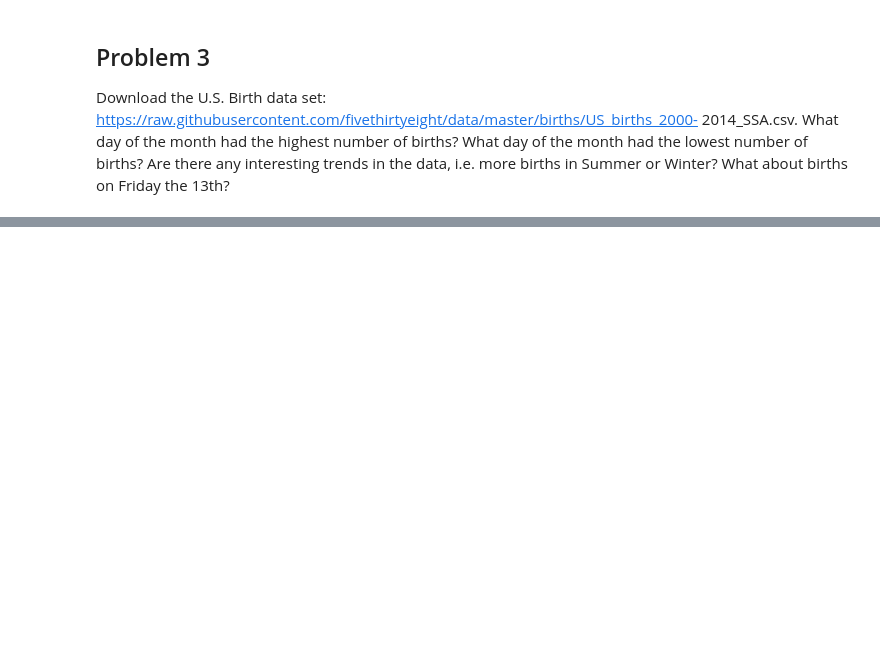
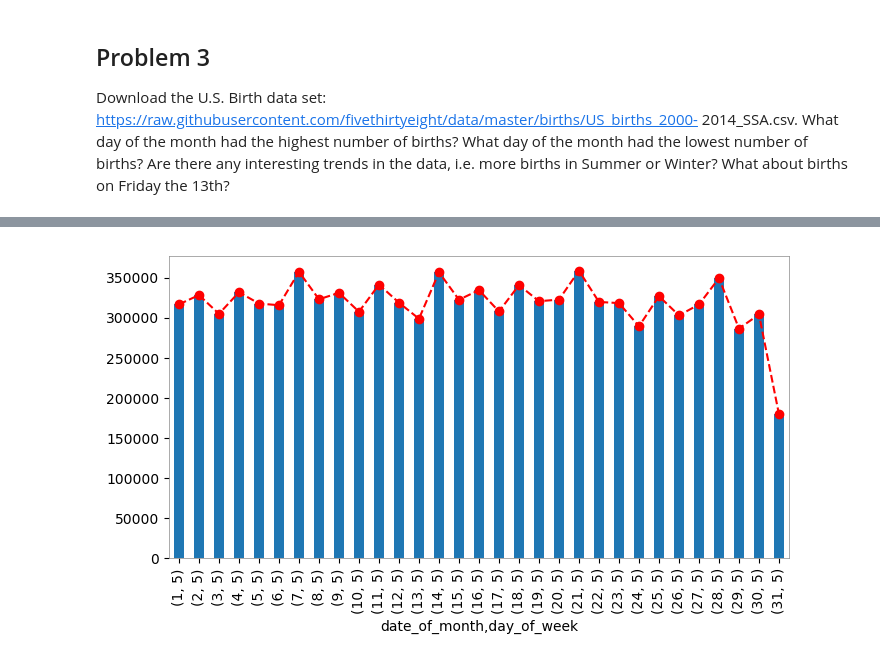
Before and after one commit to jesuszarate/VisForScientificData, a Jupyter notebook: Assignment1/Assignment1.ipynb, the cells around one changed output, grey strips where cells are left out. Saved outputs shown, nothing was run; the diff lists cells and outputs as text; code cells hidden in the pictures; blank space fills up the shorter version.

```diff
--- a/Assignment1/Assignment1.ipynb
+++ b/Assignment1/Assignment1.ipynb
@@ -206,0 +185,45 @@ plt.show()
+# %%
+data = pd.read_csv('data/US_births_2000-2014_SSA.csv')
+
+# d = data[['month', 'births']].groupby(['month']).agg(['sum'])
+
+# d.plot(kind='bar', legend=False)
+
+# dt = data[['day_of_week','date_of_month', 'births']].groupby(['day_of_week','date_of_month']).agg(['sum'])
+
+# result = pd.concat([data['day_of_week'], data['date_of_month']], keys=['day_of_week', 'date_of_month'])
+#result
+
+# groups = data.groupby(['day_of_week','date_of_month']).agg('sum')
+# dt = data.groupby(['day_of_week','date_of_month'])['births'].count()
+
+# data[['day_of_week', 'date_of_month', 'births']]
+
+data = data[data['day_of_week'] == 5.00]
+data = data.groupby(['date_of_month', 'day_of_week'])['births'].agg('sum')
+dt = data
+# data['Date'] = data[['day_of_week', 'date_of_month', 'year']].apply(lambda x: '-'.join(x.dropna().astype(int).astype(str)),axis=1)
+
+# data = data.sort_values(['date_of_month', 'day_of_week'])
+
+# dt = data[data.columns[2:4]].apply(lambda x: '/'.join(x.dropna().astype(int).astype(str)),axis=1)
+
+# dt['Date'] = pd.to_datetime(data['Date'])
+
+# dt = data.groupby(['Date'])['births'].agg('sum')
+# data
+# dt.plot(kind='bar', legend=False)
+# %%
+import matplotlib.ticker as plticker
+
+fig = plt.figure(figsize=(8, 4), dpi=100)
+xi = [i for i in range(0, 32)]
+
+# .plot()
+dt.plot(marker='o', linestyle='--', color='r', label='Square')
+plt.xticks(xi, xi)
+dt.plot(kind='bar', legend=False)
+
+plt.show()
+# %% [output]
+[figure, added]
```
Also changed, not shown: parts of 10 cells of this notebook.
